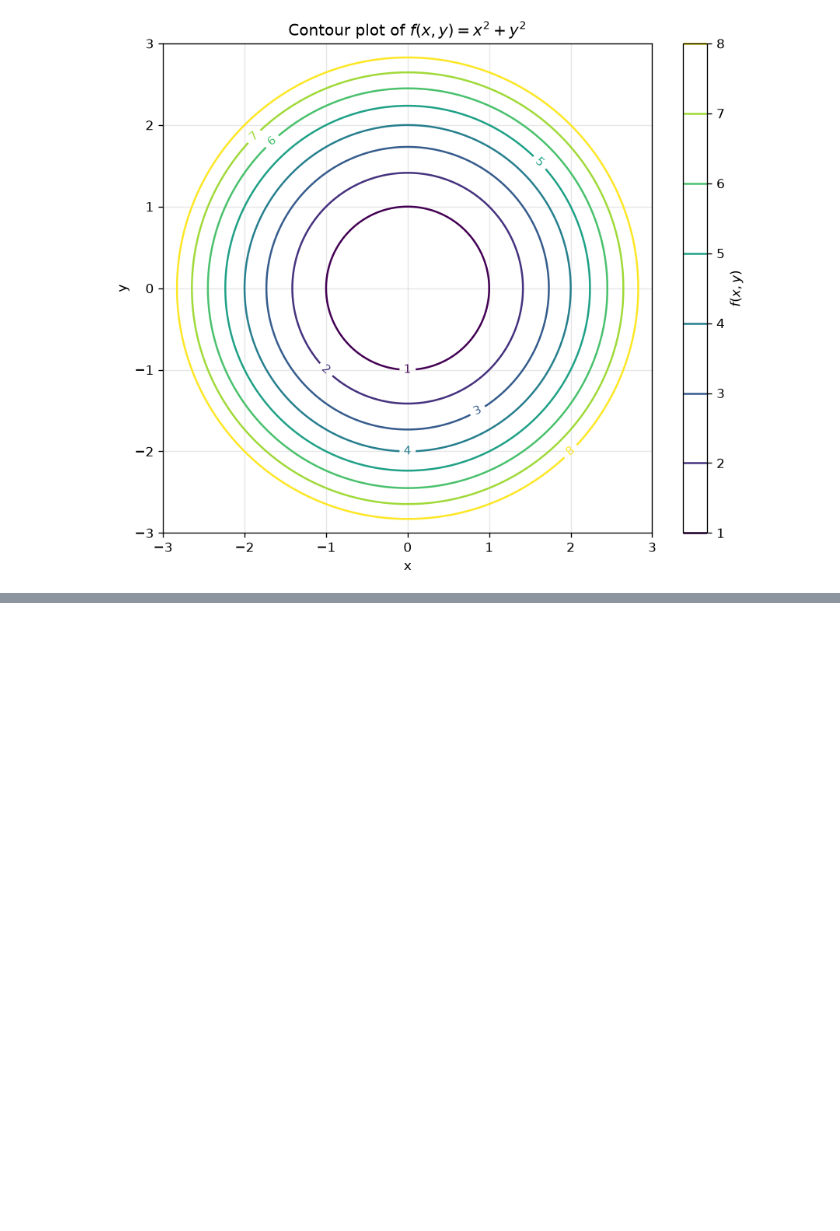
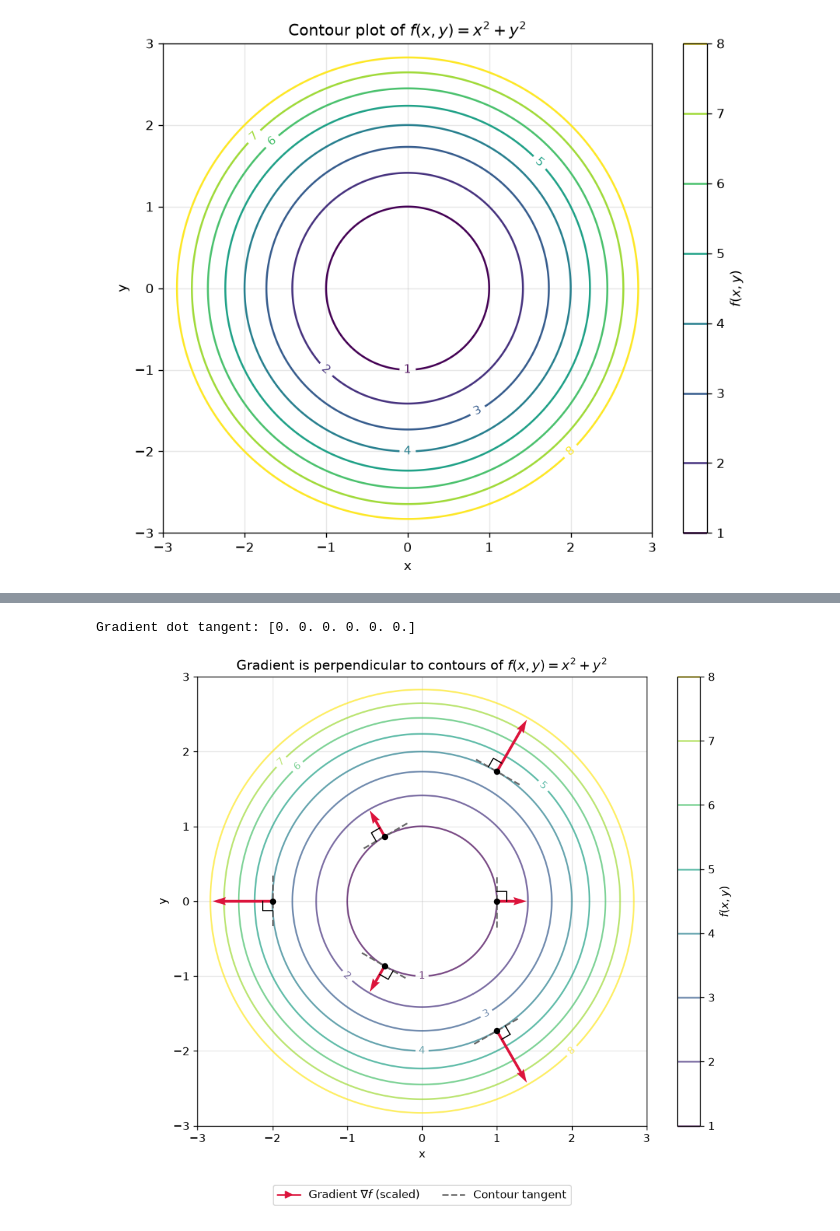
Before and after one commit to wilderif/codyssey-a2-1, a Jupyter notebook: src/calculus.ipynb, the cells around one changed output, grey strips where cells are left out. Cells and saved outputs as stored; diff of their text form; code cells hidden in the pictures; blank space fills up the shorter version.

```diff
--- a/src/calculus.ipynb
+++ b/src/calculus.ipynb
@@ -78,0 +85,64 @@ plt.show()
+# %%
+# Select six points on the contours f = 1 and f = 4.
+
+sample_angles = np.deg2rad([0, 120, 240, 60, 180, 300])
+sample_radii = np.repeat([1.0, 2.0], 3)
+# Each row of the (6, 2) array is a point (r cos(theta), r sin(theta)).
+sample_points = np.column_stack((
+    sample_radii * np.cos(sample_angles),
+    sample_radii * np.sin(sample_angles),
+))
+# %%
+# Compute gradients and contour tangents at the sample points.
+
+gradients = 2 * sample_points
+# Rotating the radial vector (x, y) by 90 degrees gives the tangent (-y, x).
+tangents = np.column_stack((-sample_points[:, 1], sample_points[:, 0]))
+# Unit vectors set the sizes of tangent segments and right-angle markers.
+gradient_directions = gradients / np.linalg.norm(gradients, axis=1, keepdims=True)
+tangent_directions = tangents / np.linalg.norm(tangents, axis=1, keepdims=True)
+# %%
+# Verify that each gradient is perpendicular to its contour tangent.
+
+dot_products = np.sum(gradients * tangents, axis=1)
+print("Gradient dot tangent:", dot_products)
+assert np.allclose(dot_products, 0.0, atol=1e-12, rtol=0.0)
+# %% [output]
+Gradient dot tangent: [0. 0. 0. 0. 0. 0.]
+# %%
+# Overlay gradient arrows, tangent segments, and right-angle markers on contours.
+
+fig, ax = plt.subplots(figsize=(8, 7), layout="constrained")
+contours = ax.contour(X, Y, Z, levels=np.arange(1, 9), cmap="viridis", alpha=0.7)
+ax.clabel(contours, inline=True, fontsize=9, fmt="%g")
+fig.colorbar(contours, ax=ax, label=r"$f(x, y)$")
+ax.scatter(*sample_points.T, color="black", s=22, zorder=4)
+# Use data coordinates and one common scale: displayed arrows equal gradient / 5.
+ax.quiver(
+    *sample_points.T, *gradients.T,
+    angles="xy", scale_units="xy", scale=5,
+    color="crimson", width=0.006, zorder=3,
+)
+ax.plot([], [], color="crimson", marker=">", label=r"Gradient $\nabla f$ (scaled)")
+for index, (point, normal, tangent) in enumerate(
+    zip(sample_points, gradient_directions, tangent_directions)
+):
+    segment = point + np.array([-0.35, 0.35])[:, None] * tangent
+    ax.plot(
+        *segment.T, color="dimgray", linestyle="--", linewidth=1.5,
+        label="Contour tangent" if index == 0 else None,
+    )
+    # The three corners form a right-angle marker between the two directions.
+    corners = point + 0.13 * np.array([normal, normal + tangent, tangent])
+    ax.plot(*corners.T, color="black", linewidth=1, zorder=5)
+# Equal scales are required to display right angles without distortion.
+ax.set_aspect("equal")
+ax.set(
+    xlim=(-3, 3), ylim=(-3, 3), xlabel="x", ylabel="y",
+    title=r"Gradient is perpendicular to contours of $f(x, y) = x^2 + y^2$",
+)
+ax.legend(loc="upper center", bbox_to_anchor=(0.5, -0.12), ncol=2)
+ax.grid(True, alpha=0.3)
+plt.show()
+# %% [output]
+[figure, added]
```
Also changed, not shown: parts of 1 cell of this notebook.
